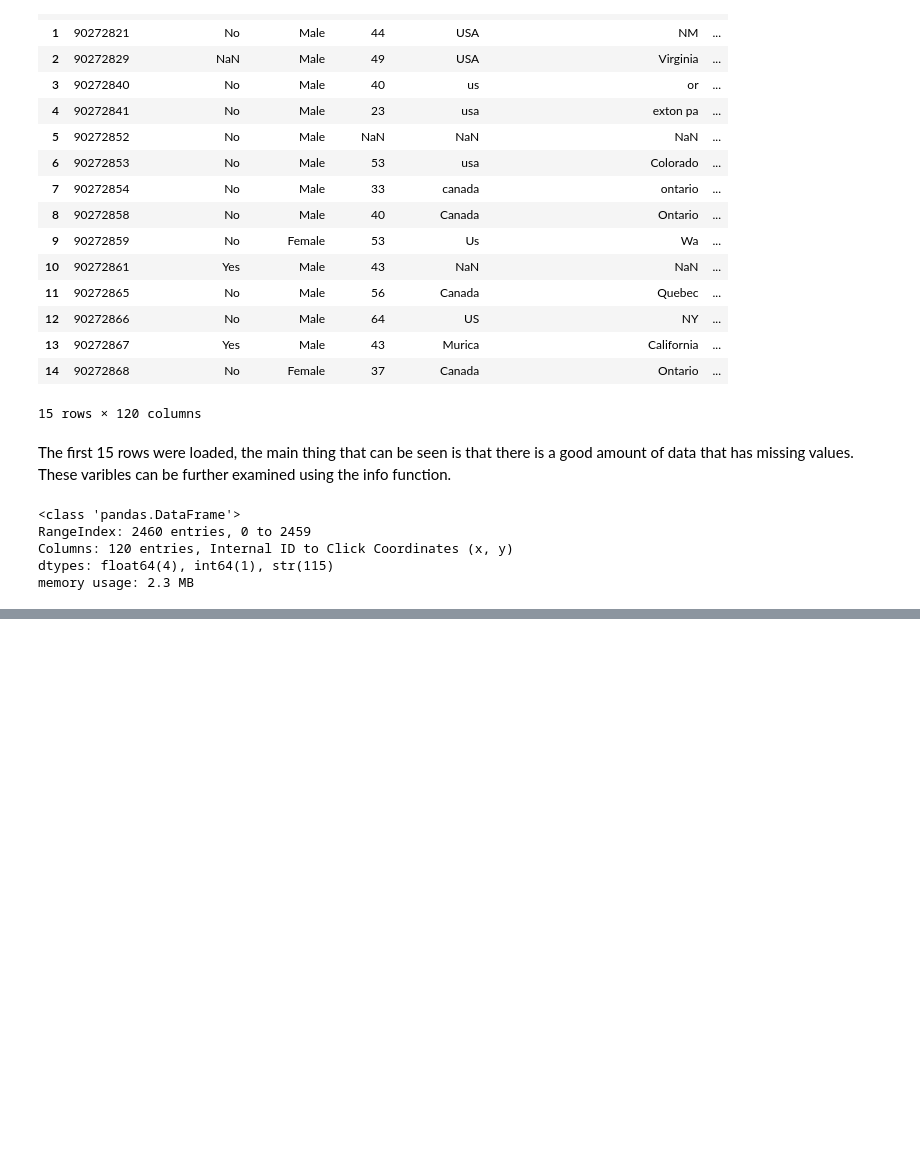
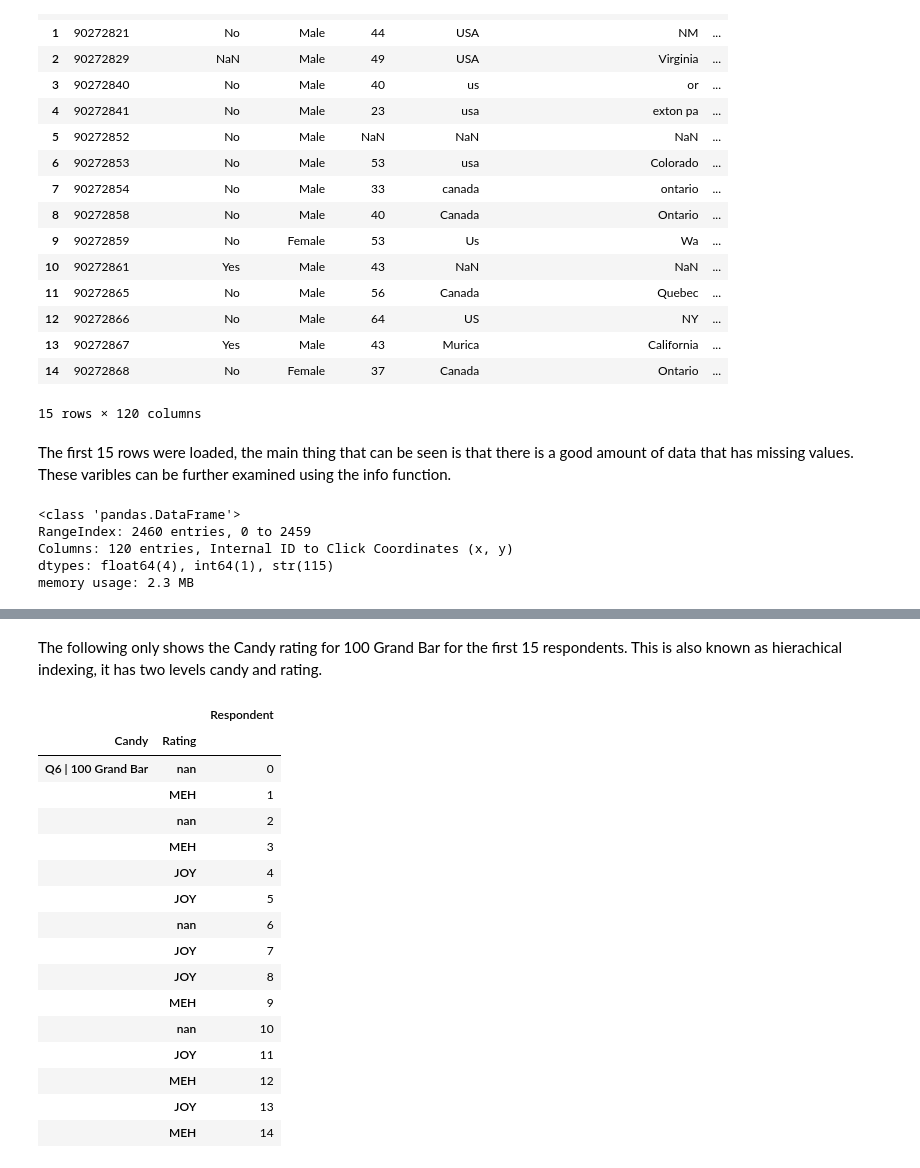
Before and after one commit to ro-rro/Data-Preparation, a Jupyter notebook: Weeks 7 & 8 Exercise .ipynb, the cells around one changed output, grey strips where cells are left out. Saved outputs shown, nothing was run; the diff lists cells and outputs as text; code cells hidden in the pictures; blank space fills up the shorter version.

```diff
--- a/Weeks 7 & 8 Exercise .ipynb
+++ b/Weeks 7 & 8 Exercise .ipynb
@@ -46,0 +135,24 @@ One interesting thing about this dataset is that there are 120 columns/varibles.
+# %% [markdown]
+The following only shows the Candy rating for 100 Grand Bar for the first 15 respondents. This is also known as hierachical indexing, it has two levels candy and rating.
+# %%
+candy_in = candy_long.set_index(["Candy", "Rating"])
+
+candy_in.head(15)
+# %% [output]
+|  |  | Respondent |
+| Candy | Rating |  |
+| Q6 | 100 Grand Bar | nan | 0 |
+|  | MEH | 1 |
+|  | nan | 2 |
+|  | MEH | 3 |
+|  | JOY | 4 |
+|  | JOY | 5 |
+|  | nan | 6 |
+|  | JOY | 7 |
+|  | JOY | 8 |
+|  | MEH | 9 |
+|  | nan | 10 |
+|  | JOY | 11 |
+|  | MEH | 12 |
+|  | JOY | 13 |
+|  | MEH | 14 |
```
Also changed, not shown: parts of 24 cells of this notebook.
